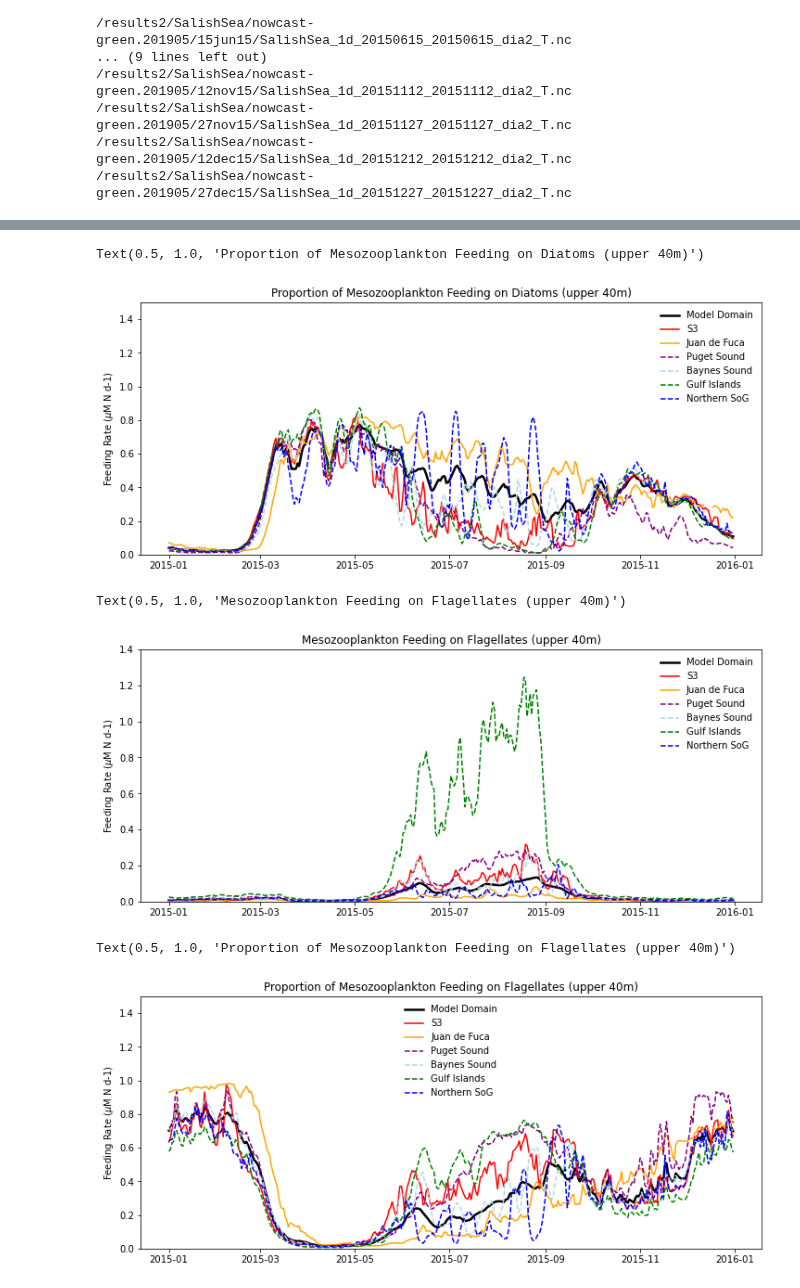
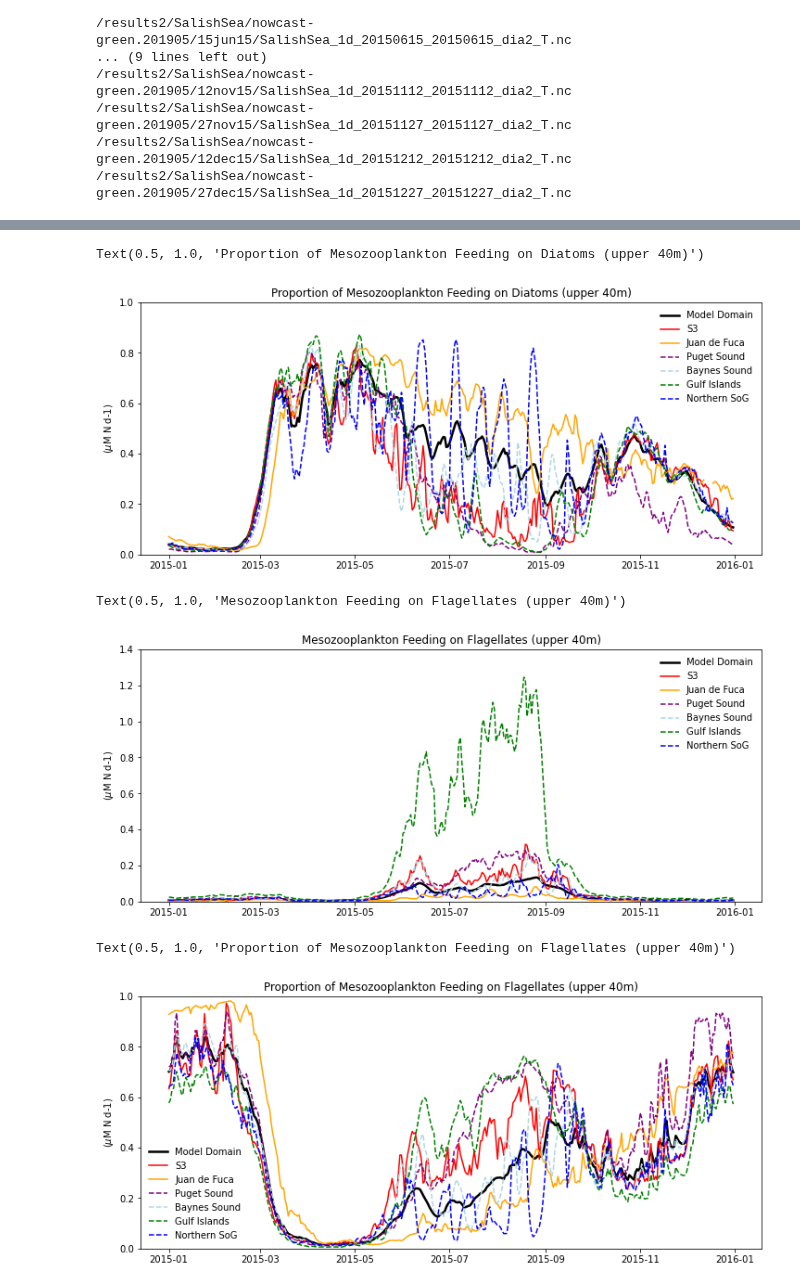
Before and after one commit to SalishSeaCast/analysis-karyn, a Jupyter notebook: notebooks/plotExamples/RegionalMesozoopDiet_UpperWaterColumn.ipynb, the cells around one changed output, grey strips where cells are left out. Saved outputs shown, nothing was run; the diff lists cells and outputs as text; code cells hidden in the pictures.

```diff
--- a/notebooks/plotExamples/RegionalMesozoopDiet_UpperWaterColumn.ipynb
+++ b/notebooks/plotExamples/RegionalMesozoopDiet_UpperWaterColumn.ipynb
@@ -384,12 +384,12 @@ ax.plot(tlist,(meanMESZD40BS/meanMESZtotal40BS),'--',color='lightblue',label='Ba
 ax.plot(tlist,(meanMESZD40GI/meanMESZtotal40GI),'--',color='green',label='Gulf Islands')
 ax.plot(tlist,(meanMESZD40NSoG/meanMESZtotal40NSoG),'--',color='blue',label='Northern SoG')
 ax.legend(frameon=False)
-ax.set_ylim((0,1.5))
-ax.set_ylabel('Feeding Rate ($\mu$M N d-1)')
+ax.set_ylim((0,1))
+ax.set_ylabel('($\mu$M N d-1)')
 ax.set_title('Proportion of Mesozooplankton Feeding on Diatoms (upper 40m)')
 # %% [output]
 Text(0.5, 1.0, 'Proportion of Mesozooplankton Feeding on Diatoms (upper 40m)')
-[figure, old version]
+[figure, new version]
 # %%
 fig,ax=plt.subplots(1,1,figsize=(12,5))
 ax.plot(tlist,(meanMESZF40*86400),'k-',label='Model Domain',linewidth=2.5)
@@ -401,27 +401,27 @@ ax.plot(tlist,(meanMESZF40GI*86400),'--',color='green',label='Gulf Islands')
 ax.plot(tlist,(meanMESZF40NSoG*86400),'--',color='blue',label='Northern SoG')
 ax.legend(frameon=False)
 ax.set_ylim((0,1.4))
-ax.set_ylabel('Feeding Rate ($\mu$M N d-1)')
+ax.set_ylabel('($\mu$M N d-1)')
 ax.set_title('Mesozooplankton Feeding on Flagellates (upper 40m)')
 # %% [output]
 Text(0.5, 1.0, 'Mesozooplankton Feeding on Flagellates (upper 40m)')
-[figure, old version]
+[figure, new version]
 # %%
 fig,ax=plt.subplots(1,1,figsize=(12,5))
 ax.plot(tlist,(meanMESZF40/meanMESZtotal40),'k-',label='Model Domain',linewidth=2.5)
 ax.plot(tlist,(meanMESZF40S3/meanMESZtotal40S3),'-',color='red',label='S3')
 ax.plot(tlist,(meanMESZF40JF/meanMESZtotal40JF),'-',color='orange',label='Juan de Fuca')
 ax.plot(tlist,(meanMESZF40PS/meanMESZtotal40PS),'--',color='purple',label='Puget Sound')
 ax.plot(tlist,(meanMESZF40BS/meanMESZtotal40BS),'--',color='lightblue',label='Baynes Sound')
 ax.plot(tlist,(meanMESZF40GI/meanMESZtotal40GI),'--',color='green',label='Gulf Islands')
 ax.plot(tlist,(meanMESZF40NSoG/meanMESZtotal40NSoG),'--',color='blue',label='Northern SoG')
 ax.legend(frameon=False)
-ax.set_ylim((0,1.5))
-ax.set_ylabel('Feeding Rate ($\mu$M N d-1)')
+ax.set_ylim((0,1))
+ax.set_ylabel('($\mu$M N d-1)')
 ax.set_title('Proportion of Mesozooplankton Feeding on Flagellates (upper 40m)')
 # %% [output]
 Text(0.5, 1.0, 'Proportion of Mesozooplankton Feeding on Flagellates (upper 40m)')
-[figure, old version]
+[figure, new version]
 # %%
 fig,ax=plt.subplots(1,1,figsize=(12,5))
 ax.plot(tlist,(meanMESZC40*86400),'k-',label='Model Domain',linewidth=2.5)
```
Also changed, not shown: parts of 5 cells of this notebook.
